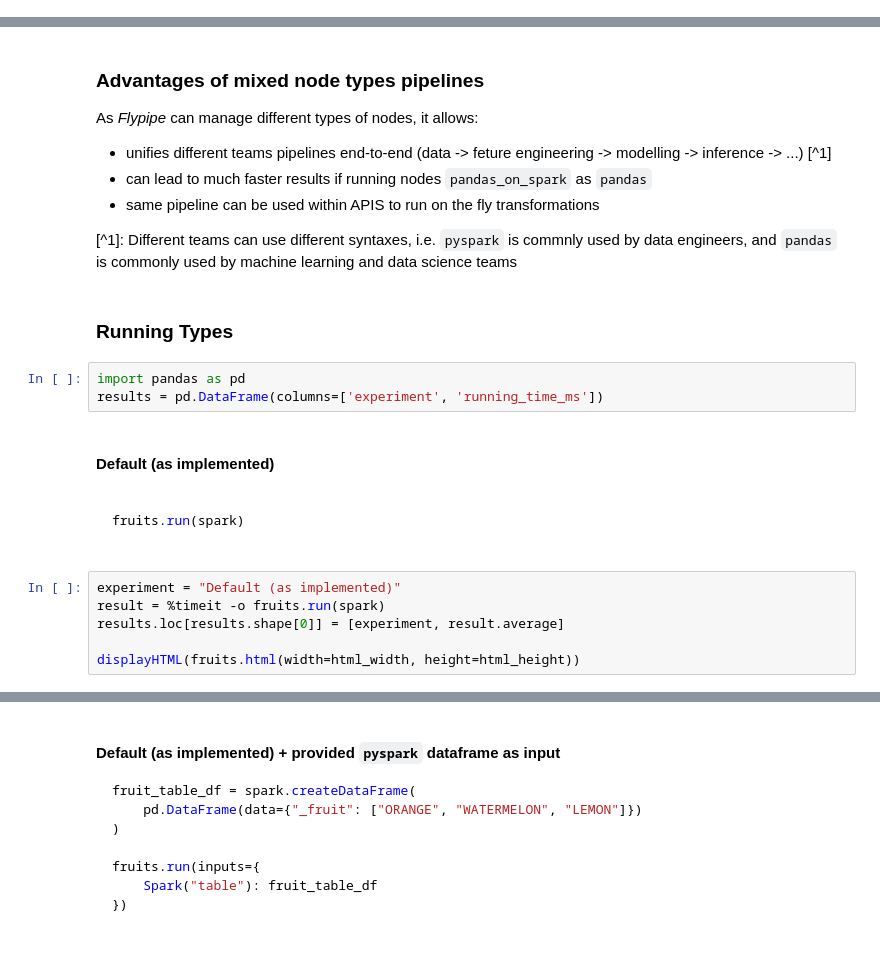
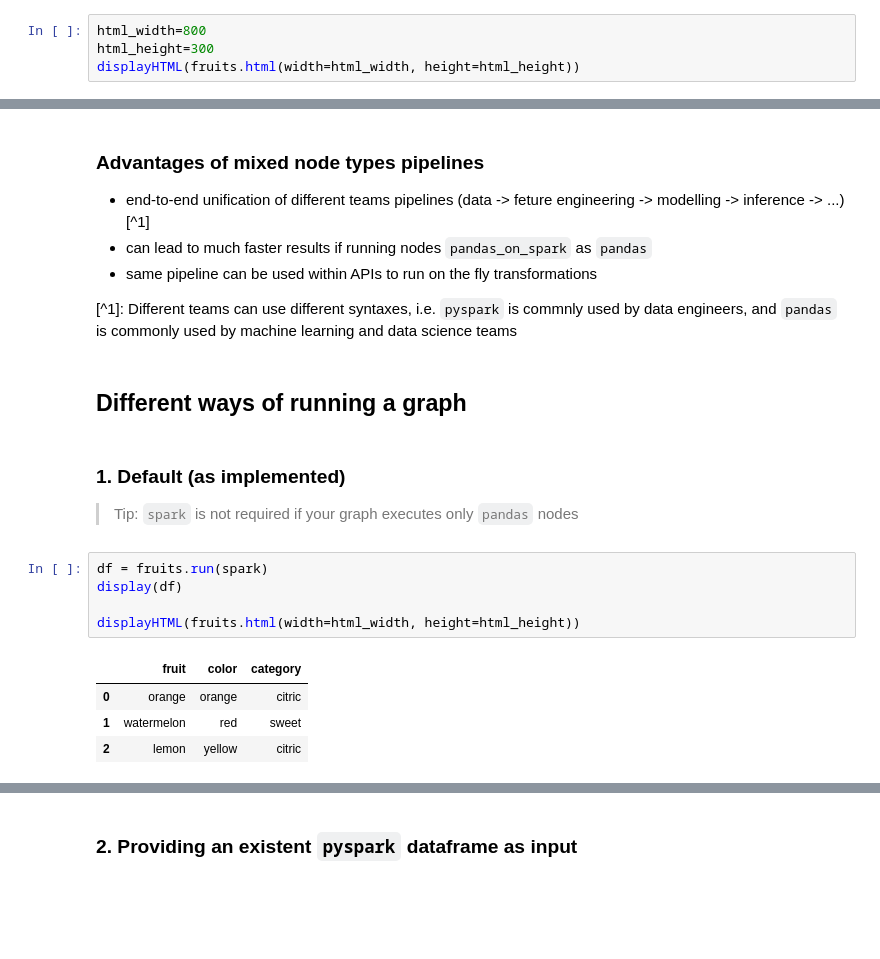
Before and after one commit to flypipe/flypipe, a Jupyter notebook: docs/source/notebooks/tutorial/multiple_node_types.ipynb, the cells around one changed output, grey strips where cells are left out. Saved outputs shown, nothing was run; the diff lists cells and outputs as text; blank space fills up the shorter version.

````diff
--- a/docs/source/notebooks/tutorial/multiple_node_types.ipynb
+++ b/docs/source/notebooks/tutorial/multiple_node_types.ipynb
@@ -128,0 +165,4 @@ Flypipe managages all these sequences and transformations for the user.
+# %%
+html_width=800
+html_height=300
+displayHTML(fruits.html(width=html_width, height=html_height))
@@ -129,29 +182,24 @@ Flypipe managages all these sequences and transformations for the user.
 # %% [markdown]
 ### Advantages of mixed node types pipelines
 
-As *Flypipe* can manage different types of nodes, it allows:
-
-* unifies different teams pipelines end-to-end (data -> feture engineering -> modelling -> inference -> ...) [^1]
+* end-to-end unification of different teams pipelines (data -> feture engineering -> modelling -> inference -> ...) [^1]
 * can lead to much faster results if running nodes `pandas_on_spark` as `pandas`
-* same pipeline can be used within APIS to run on the fly transformations
+* same pipeline can be used within APIs to run on the fly transformations
 
 [^1]: Different teams can use different syntaxes, i.e. `pyspark` is commnly used by data engineers, and `pandas` is commonly used by machine learning and data science teams
 # %% [markdown]
-### Running Types
+## Different ways of running a graph
-# %%
-import pandas as pd
-results = pd.DataFrame(columns=['experiment', 'running_time_ms'])
 # %% [markdown]
-#### Default (as implemented)
+### 1. Default (as implemented)
 
-```python
-
-fruits.run(spark)
-
-```
+> Tip: `spark` is not required if your graph executes only `pandas` nodes
 # %%
-experiment = "Default (as implemented)"
-result = %timeit -o fruits.run(spark)
-results.loc[results.shape[0]] = [experiment, result.average]
+df = fruits.run(spark)
+display(df)
 
 displayHTML(fruits.html(width=html_width, height=html_height))
+# %% [output]
+|  | fruit | color | category |
+| 0 | orange | orange | citric |
+| 1 | watermelon | red | sweet |
+| 2 | lemon | yellow | citric |
@@ -158,14 +207,3 @@ displayHTML(fruits.html(width=html_width, height=html_height))
 # %% [markdown]
-#### Default (as implemented) + provided `pyspark` dataframe as input
-
-```python
-fruit_table_df = spark.createDataFrame(
-    pd.DataFrame(data={"_fruit": ["ORANGE", "WATERMELON", "LEMON"]})
-)
-
-fruits.run(inputs={
-    Spark("table"): fruit_table_df
-})
-
-```
+### 2. Providing an existent `pyspark` dataframe as input
 # %%
````
Also changed, not shown: parts of 40 cells of this notebook, 15 other files.
